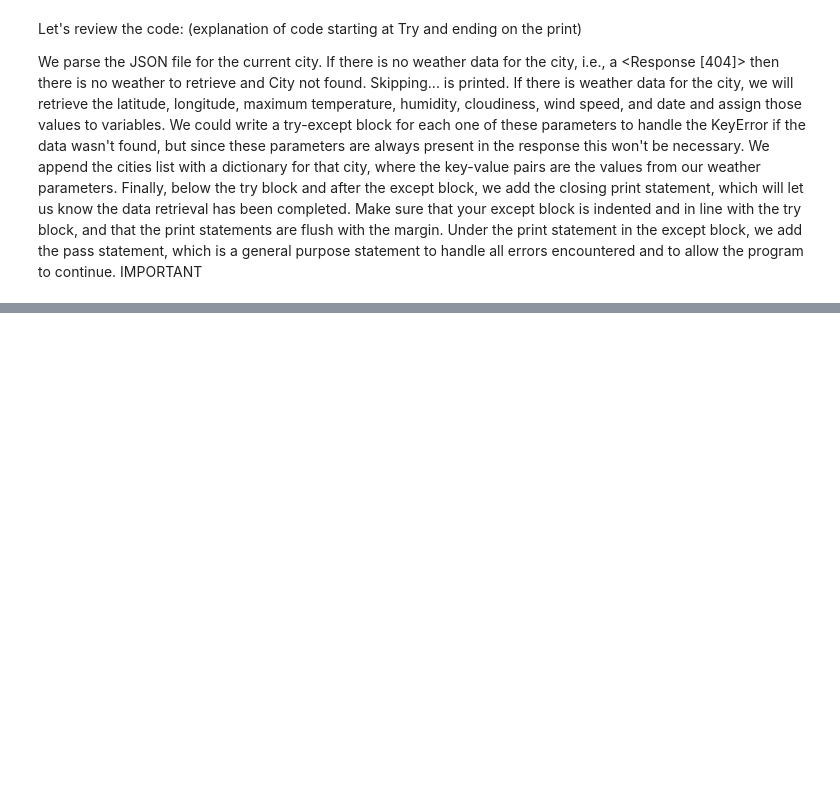
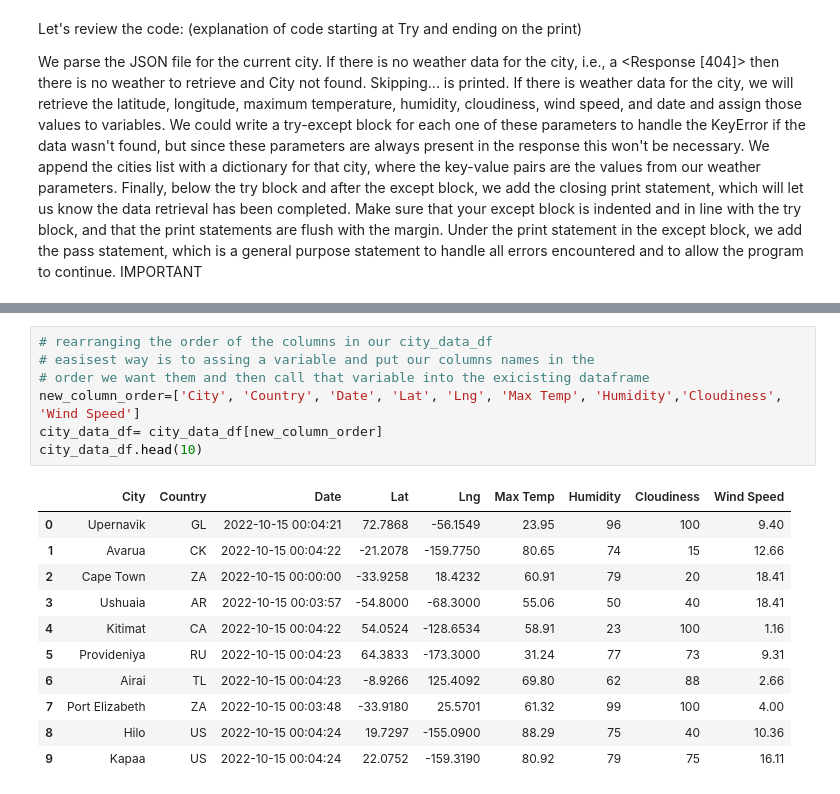
Before and after one commit to Levreka/World_Weather_Analysis, a Jupyter notebook: WeatherPy_practice.ipynb, the cells around one changed output, grey strips where cells are left out. Saved outputs shown, nothing was run; the diff lists cells and outputs as text; blank space fills up the shorter version.

```diff
--- a/WeatherPy_practice.ipynb
+++ b/WeatherPy_practice.ipynb
@@ -233,0 +251,19 @@ len(city_data)
+# %%
+# rearranging the order of the columns in our city_data_df
+# easisest way is to assing a variable and put our columns names in the
+# order we want them and then call that variable into the exicisting dataframe
+new_column_order=['City', 'Country', 'Date', 'Lat', 'Lng', 'Max Temp', 'Humidity','Cloudiness', 'Wind Speed']
+city_data_df= city_data_df[new_column_order]
+city_data_df.head(10)
+# %% [output]
+|  | City | Country | Date | Lat | Lng | Max Temp | Humidity | Cloudiness | Wind Speed |
+| 0 | Upernavik | GL | 2022-10-15 00:04:21 | 72.7868 | -56.1549 | 23.95 | 96 | 100 | 9.40 |
+| 1 | Avarua | CK | 2022-10-15 00:04:22 | -21.2078 | -159.7750 | 80.65 | 74 | 15 | 12.66 |
+| 2 | Cape Town | ZA | 2022-10-15 00:00:00 | -33.9258 | 18.4232 | 60.91 | 79 | 20 | 18.41 |
+| 3 | Ushuaia | AR | 2022-10-15 00:03:57 | -54.8000 | -68.3000 | 55.06 | 50 | 40 | 18.41 |
+| 4 | Kitimat | CA | 2022-10-15 00:04:22 | 54.0524 | -128.6534 | 58.91 | 23 | 100 | 1.16 |
+| 5 | Provideniya | RU | 2022-10-15 00:04:23 | 64.3833 | -173.3000 | 31.24 | 77 | 73 | 9.31 |
+| 6 | Airai | TL | 2022-10-15 00:04:23 | -8.9266 | 125.4092 | 69.80 | 62 | 88 | 2.66 |
+| 7 | Port Elizabeth | ZA | 2022-10-15 00:03:48 | -33.9180 | 25.5701 | 61.32 | 99 | 100 | 4.00 |
+| 8 | Hilo | US | 2022-10-15 00:04:24 | 19.7297 | -155.0900 | 88.29 | 75 | 40 | 10.36 |
+| 9 | Kapaa | US | 2022-10-15 00:04:24 | 22.0752 | -159.3190 | 80.92 | 79 | 75 | 16.11 |
```
Also changed, not shown: parts of 5 cells of this notebook.
